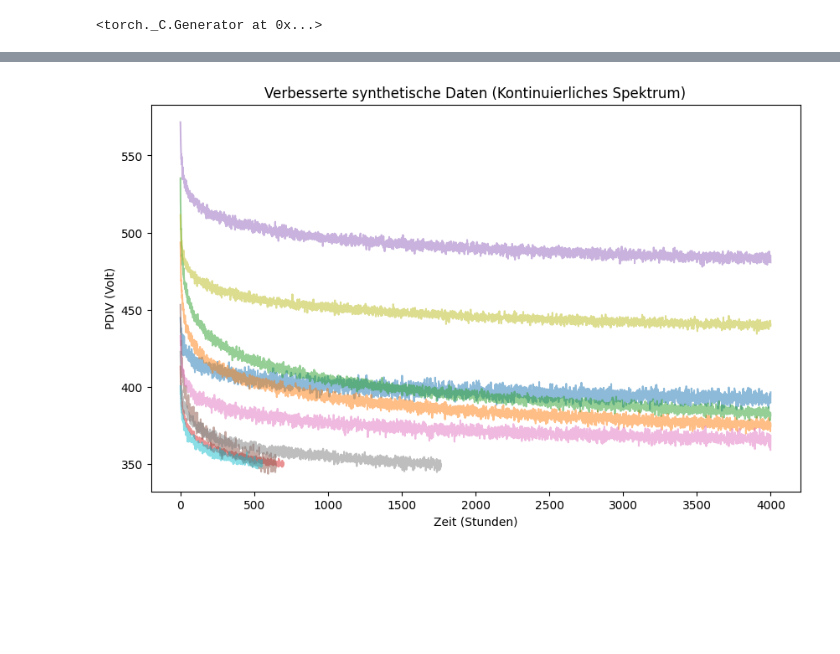
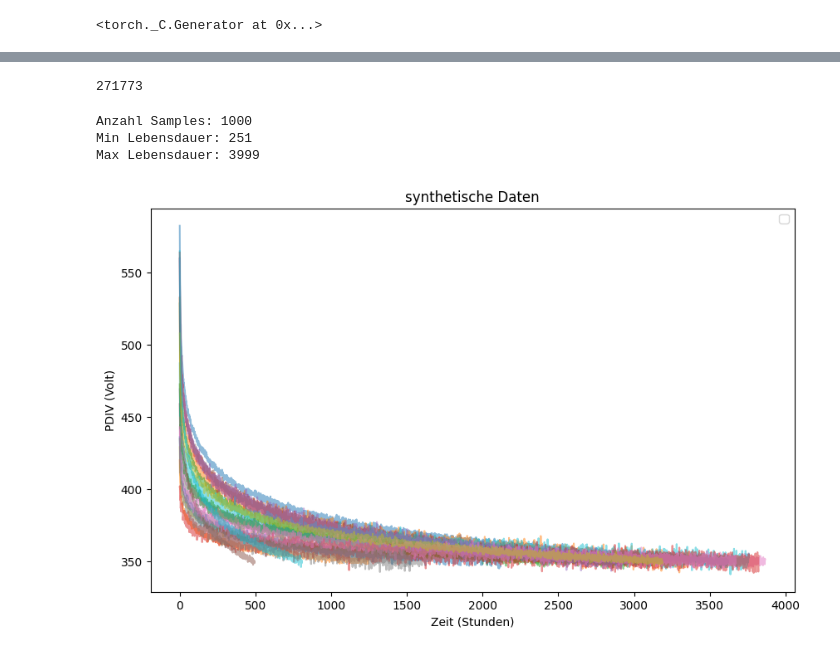
Before and after one commit to ZakAlreich/lfp-battery-degradation, a Jupyter notebook: notebooks/moto_degradation.ipynb, the cells around one changed output, grey strips where cells are left out. Drawn from its saved outputs; the diff is of its cells as text; code cells hidden in the pictures; blank space fills up the shorter version.

Commit message:
zweiter Versuch, bessere Datensynthese, 200-4000?

```diff
--- a/notebooks/moto_degradation.ipynb
+++ b/notebooks/moto_degradation.ipynb
@@ -38,3 +38,10 @@ torch.manual_seed(42)
 # %% [output]
 Running on device: cpu
 <torch._C.Generator at 0x...>
+# %%
+def inverse_power_model(t, K, n):
+
+    #Das physikalische Modell aus der Dissertation.
+    #PDIV(t) = K * t^(-n)
+
+    return K * (t ** -n)
@@ -40,0 +70,7 @@ Running on device: cpu
+# %%
+new_list = []
+for i in life_list:
+    if i > 200 and i < 4000:
+        print(i)
+        new_list.append(i)
+print(f"the len is: {len(new_list)}")
@@ -41,51 +95,73 @@ Running on device: cpu
+# %%
+ # Formel umgestellt: t = (PDIV / K) ^ (-1/n)
+limit_pdiv = 350.0
+life_sim = int((limit_pdiv / K_sim) ** (-1 / n_sim))
+life_sim
+
+        # (Nicht zu kurz für das 200er Fenster, abeer nicht sher lang)
+    #if life_sim < 250: life_sim = 250
+    #if life_sim > 4000: life_sim = 4000
+# %% [output]
+271773
 # %%
-def generate_synthetic_motor_data(n_samples=1000): # Erhöht auf 1000 Samples
+def generate_synthetic_motor_data(n_samples=1000):
     all_curves = []
     all_lifetimes = []
 
-    # K liegt laut Tabelle zwischen ca. 400 und 600
-    # n liegt zwischen ca. 0.018 und 0.047
+    # Grenzen für K aus der PDD Datei
+    K_min, K_max = 400, 600
+
+    # Grenzen für die Lebensdauer
+    Life_min, Life_max = 250, 4000
+
+    # Failure Threshold
+    LIMIT_PDIV = 350.0
 
     for _ in range(n_samples):
-        # K und n aus einer Verteilung (Uniform)
-        K_sim = np.random.uniform(400, 600)
-        n_sim = np.random.uniform(0.015, 0.050)
+        K_sim = np.random.uniform(K_min, K_max)
+        target_life = np.random.uniform(Life_min, Life_max)
 
-        # Formel umgestellt: t = (PDIV / K) ^ (-1/n)
-        limit_pdiv = 350.0
-        life_sim = int((limit_pdiv / K_sim) ** (-1 / n_sim))
+        # nach n umstellen350 = K * life^(-n)  -->  n = -ln(350/K) / ln(life)
+        n_sim = -np.log(LIMIT_PDIV / K_sim) / np.log(target_life)
 
-        # (Nicht zu kurz für das 200er Fenster, abeer nicht sher lang)
-        if life_sim < 250: life_sim = 250
-        if life_sim > 4000: life_sim = 4000
+        # 4. kuve generieren
+        life_sim_int = int(target_life)
+        t = np.linspace(1, life_sim_int, life_sim_int)
 
-        # Zeitachse
-        t = np.linspace(1, life_sim, life_sim)
-
-        # Kurve berechnen
         pdiv_curve = inverse_power_model(t, K_sim, n_sim)
 
         # Rauschen hinzufügen
         noise_level = np.random.uniform(1.0, 3.0)
         noise = np.random.normal(0, noise_level, size=pdiv_curve.shape)
         pdiv_curve_noisy = pdiv_curve + noise
 
         all_curves.append(pdiv_curve_noisy)
-        all_lifetimes.append(life_sim)
+        all_lifetimes.append(life_sim_int)
 
     return all_curves, np.array(all_lifetimes)
 
-# daten generieren
+# Daten generieren
 raw_curves, raw_lifetimes = generate_synthetic_motor_data(n_samples=1000)
 
+print(f"Anzahl Samples: {len(raw_lifetimes)}")
+print(f"Min Lebensdauer: {min(raw_lifetimes)}")
+print(f"Max Lebensdauer: {max(raw_lifetimes)}")
 
-for i in range(10):
+# Plot
+plt.figure(figsize=(10, 6))
+# 20 zufällige Kurven
+for i in np.random.choice(len(raw_curves), 20, replace=False):
     plt.plot(raw_curves[i], alpha=0.5)
+#plt.axhline(y=350, color='r', linestyle='--', label='Failure Threshold (350V)')
 plt.xlabel("Zeit (Stunden)")
 plt.ylabel("PDIV (Volt)")
-plt.title("Verbesserte synthetische Daten (Kontinuierliches Spektrum)")
+plt.title("synthetische Daten")
+plt.legend()
 plt.show()
 # %% [output]
+Anzahl Samples: 1000
+Min Lebensdauer: 251
+Max Lebensdauer: 3999
-[figure, old version]
+[figure, new version]
 # %%
 # Parameter
```
Also changed, not shown: parts of 10 cells of this notebook.
